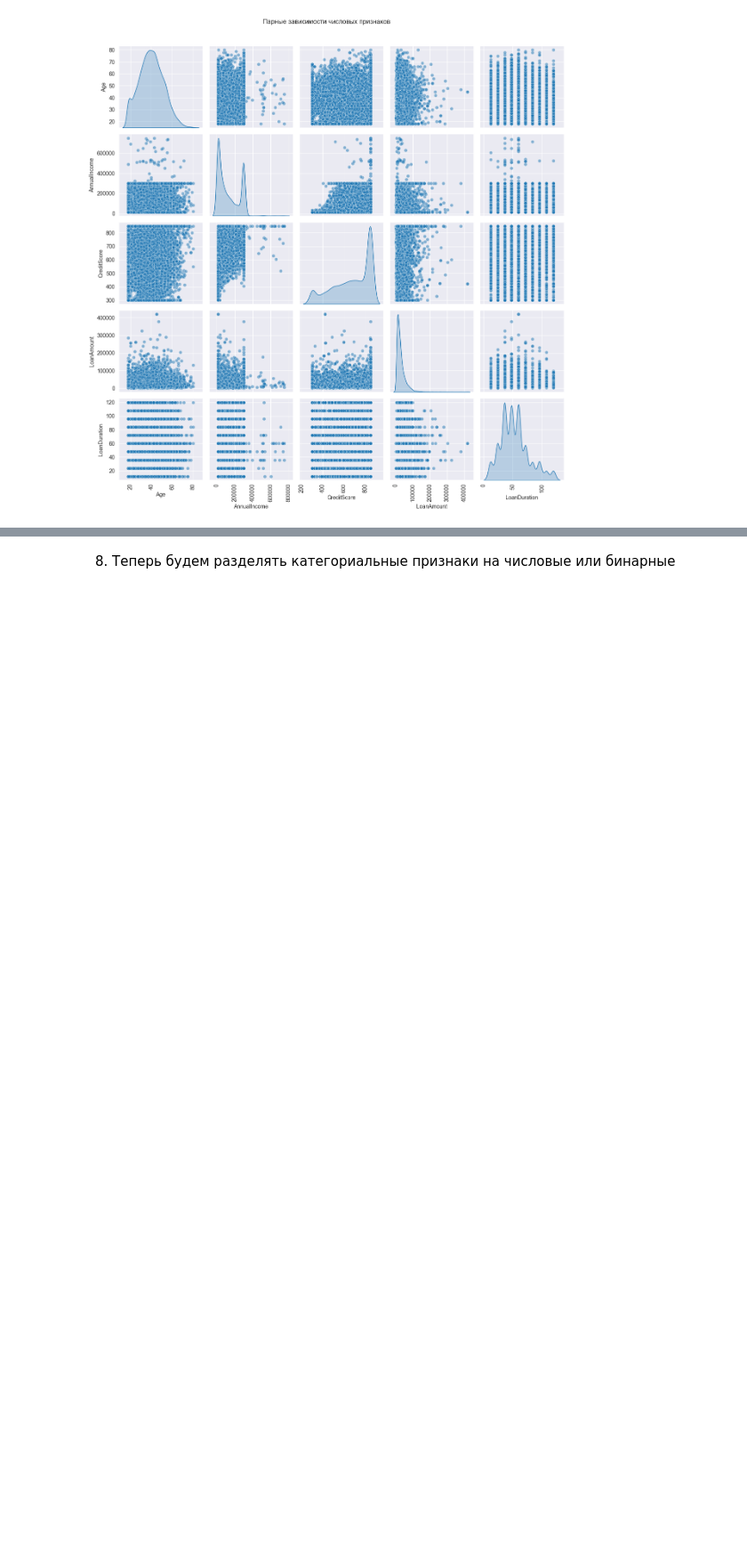
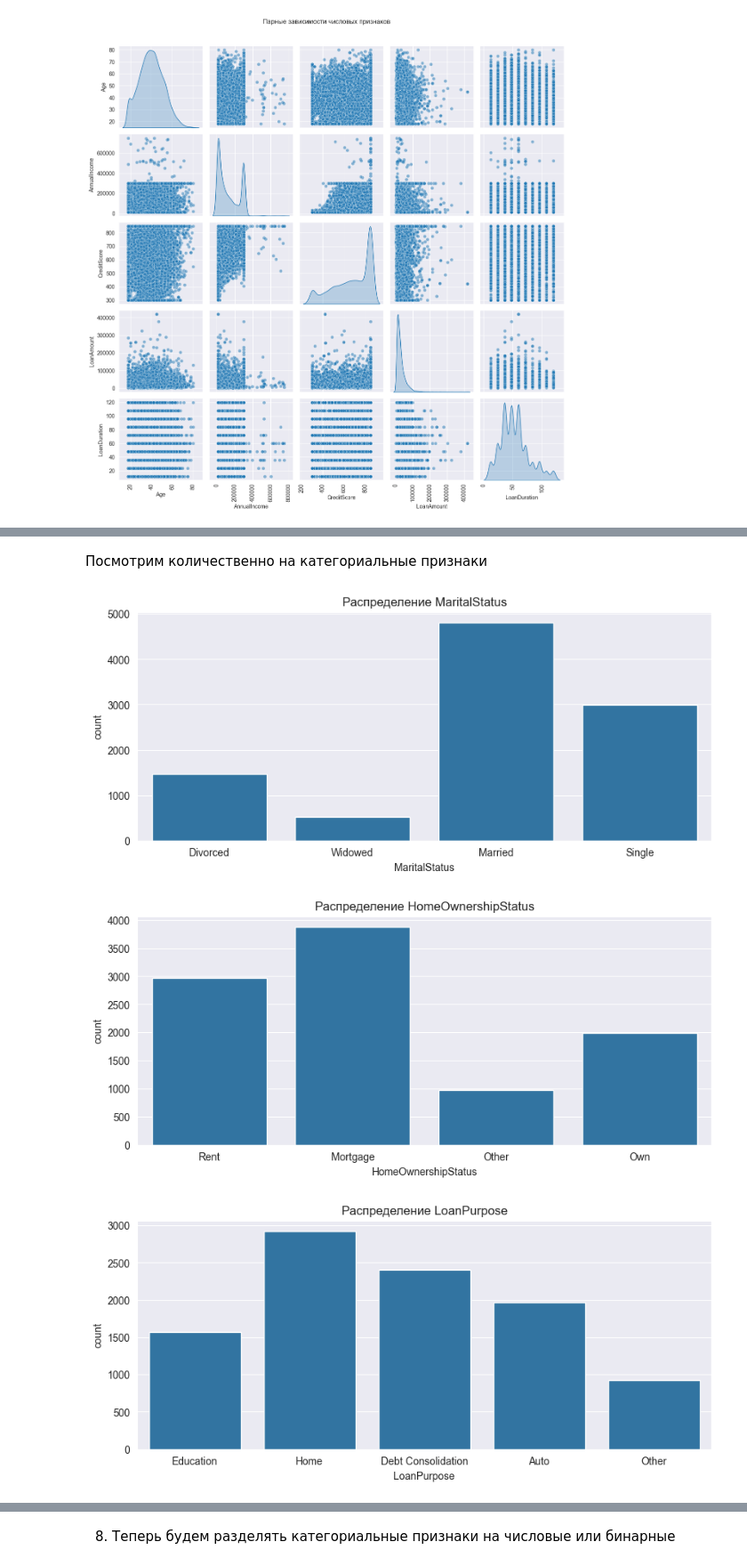
Before and after one commit to ykwais/ML, a Jupyter notebook: lab1/lab1_ykwais.ipynb, the cells around one changed output, grey strips where cells are left out. Shown at 89% size. Saved outputs shown, nothing was run; the diff lists cells and outputs as text; code cells hidden in the pictures; blank space fills up the shorter version.

```diff
--- a/lab1/lab1_ykwais.ipynb
+++ b/lab1/lab1_ykwais.ipynb
@@ -224,0 +252,15 @@ plt.show()
+# %% [markdown]
+Посмотрим количественно на категориальные признаки
+# %%
+for col in categorical_cols:
+    if col == 'ApplicationDate': # это дата время удалим в будущем
+        continue
+    plt.figure(figsize=(10, 4))
+    sns.countplot(data=df_, x=col)
+    plt.xticks(rotation=0)
+    plt.title(f'Распределение {col}')
+    plt.show()
+# %% [output]
+[figure, added]
+[figure, added]
+[figure, added]
```
Also changed, not shown: parts of 15 cells of this notebook.
